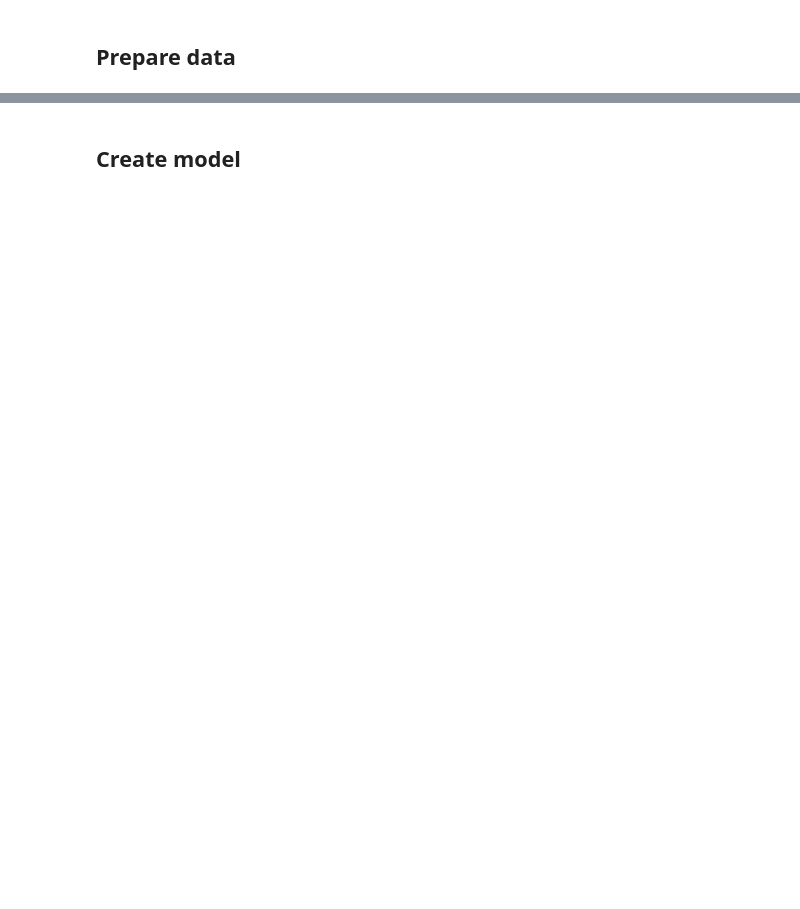
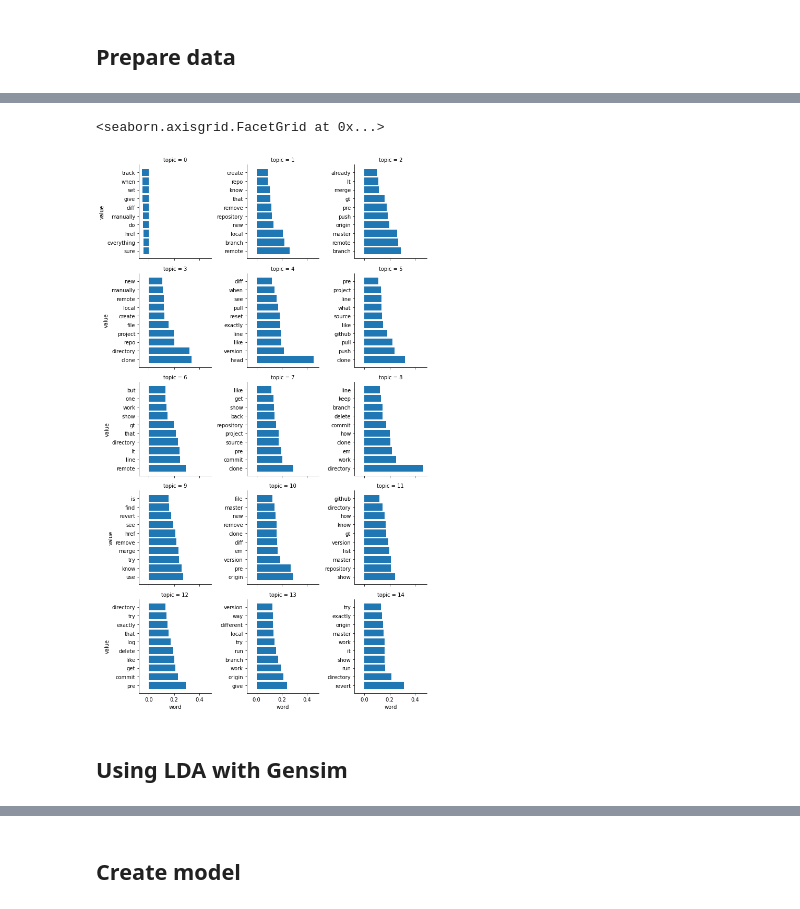
Before and after one commit to EnsarIshakoglu/NLP, a Jupyter notebook: NLP_Text_Classification.ipynb, the cells around one changed output, grey strips where cells are left out. Drawn from its saved outputs; the diff is of its cells as text; code cells hidden in the pictures; blank space fills up the shorter version.

```diff
--- a/NLP_Text_Classification.ipynb
+++ b/NLP_Text_Classification.ipynb
@@ -236,0 +239,15 @@ dtype: int64
+# %%
+dictionary = corpora.Dictionary(texts)
+dictionary.filter_extremes(no_below=5, no_above=0.5)
+
+corpus = [dictionary.doc2bow(text) for text in texts]
+# %%
+tfidf = models.TfidfModel(corpus)
+corpus_tfidf = tfidf[corpus]
+# %%
+n_topics = 15
+
+# Build an LSI model
+lsi_model = models.LsiModel(corpus_tfidf,
+                            id2word=dictionary,
+                            num_topics=n_topics)
@@ -236,0 +274,13 @@ dtype: int64
+# %%
+n_words = 10
+
+topic_words = pd.DataFrame({})
+
+for i, topic in enumerate(lsi_model.get_topics()):
+    top_feature_ids = topic.argsort()[-n_words:][::-1]
+    feature_values = topic[top_feature_ids]
+    words = [dictionary[id] for id in top_feature_ids]
+    topic_df = pd.DataFrame({'value': feature_values, 'word': words, 'topic': i})
+    topic_words = pd.concat([topic_words, topic_df], ignore_index=True)
+
+topic_words.head()
@@ -236,0 +294,8 @@ dtype: int64
+# %%
+g = sns.FacetGrid(topic_words, col="topic", col_wrap=3, sharey=False)
+g.map(plt.barh, "word", "value")
+# %% [output]
+<seaborn.axisgrid.FacetGrid at 0x...>
+[figure, added]
+# %% [markdown]
+## Using LDA with Gensim
```
Also changed, not shown: parts of 25 cells of this notebook.
